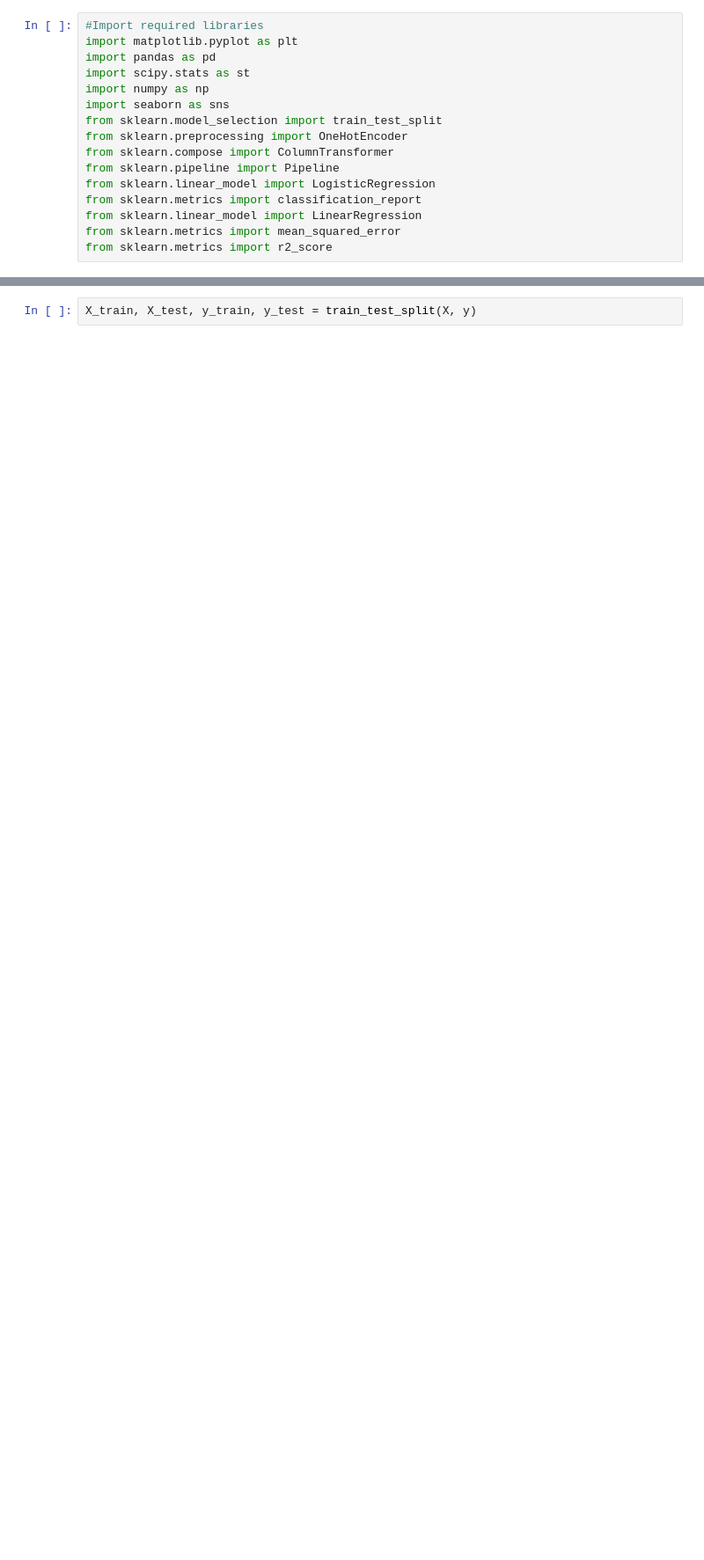
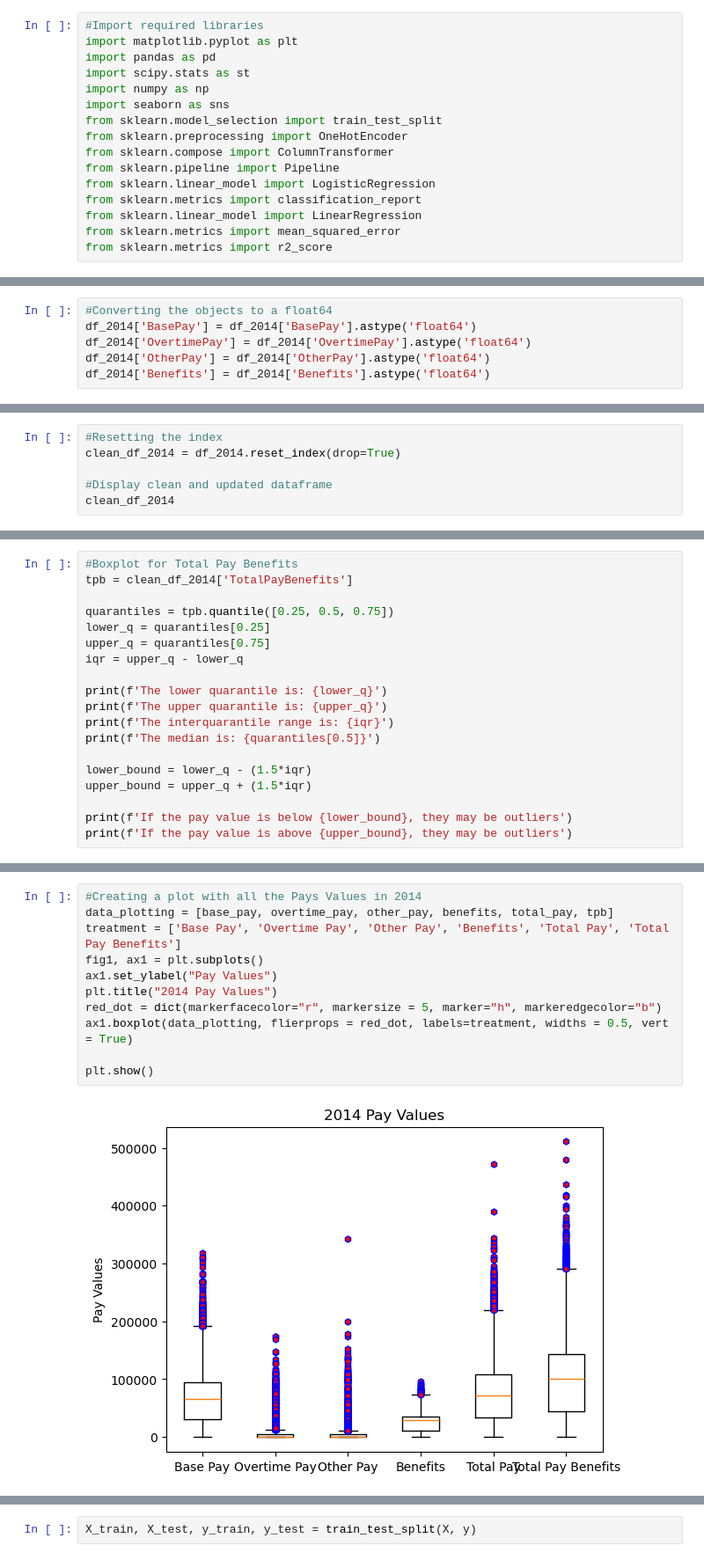
Before and after one commit to adrapiza/Project4-Group3, a Jupyter notebook: revisions_copy.ipynb, the cells around one changed output, grey strips where cells are left out. Shown: that part at 88% size. Saved outputs shown, nothing was run; the diff lists cells and outputs as text; blank space fills up the shorter version.

```diff
--- a/revisions_copy.ipynb
+++ b/revisions_copy.ipynb
@@ -519,0 +207,6 @@ y = cleaned_2011['TotalPay']
+# %%
+#Converting the objects to a float64
+df_2014['BasePay'] = df_2014['BasePay'].astype('float64')
+df_2014['OvertimePay'] = df_2014['OvertimePay'].astype('float64')
+df_2014['OtherPay'] = df_2014['OtherPay'].astype('float64')
+df_2014['Benefits'] = df_2014['Benefits'].astype('float64')
@@ -519,0 +268,6 @@ y = cleaned_2011['TotalPay']
+# %%
+#Resetting the index
+clean_df_2014 = df_2014.reset_index(drop=True)
+
+#Display clean and updated dataframe
+clean_df_2014
@@ -519,0 +434,19 @@ y = cleaned_2011['TotalPay']
+# %%
+#Boxplot for Total Pay Benefits
+tpb = clean_df_2014['TotalPayBenefits']
+
+quarantiles = tpb.quantile([0.25, 0.5, 0.75])
+lower_q = quarantiles[0.25]
+upper_q = quarantiles[0.75]
+iqr = upper_q - lower_q
+
+print(f'The lower quarantile is: {lower_q}')
+print(f'The upper quarantile is: {upper_q}')
+print(f'The interquarantile range is: {iqr}')
+print(f'The median is: {quarantiles[0.5]}')
+
+lower_bound = lower_q - (1.5*iqr)
+upper_bound = upper_q + (1.5*iqr)
+
+print(f'If the pay value is below {lower_bound}, they may be outliers')
+print(f'If the pay value is above {upper_bound}, they may be outliers')
@@ -519,0 +460,13 @@ y = cleaned_2011['TotalPay']
+# %%
+#Creating a plot with all the Pays Values in 2014
+data_plotting = [base_pay, overtime_pay, other_pay, benefits, total_pay, tpb]
+treatment = ['Base Pay', 'Overtime Pay', 'Other Pay', 'Benefits', 'Total Pay', 'Total Pay Benefits']
+fig1, ax1 = plt.subplots()
+ax1.set_ylabel("Pay Values")
+plt.title("2014 Pay Values")
+red_dot = dict(markerfacecolor="r", markersize = 5, marker="h", markeredgecolor="b")
+ax1.boxplot(data_plotting, flierprops = red_dot, labels=treatment, widths = 0.5, vert = True)
+
+plt.show()
+# %% [output]
+[figure, added]
```
Also changed, not shown: parts of 74 cells of this notebook.
